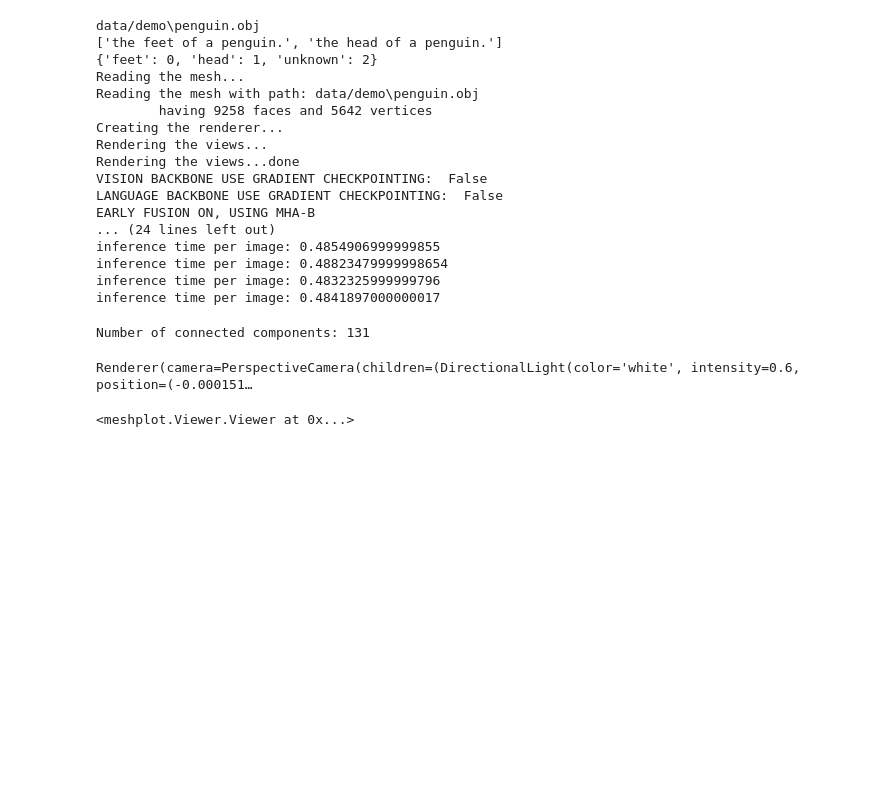
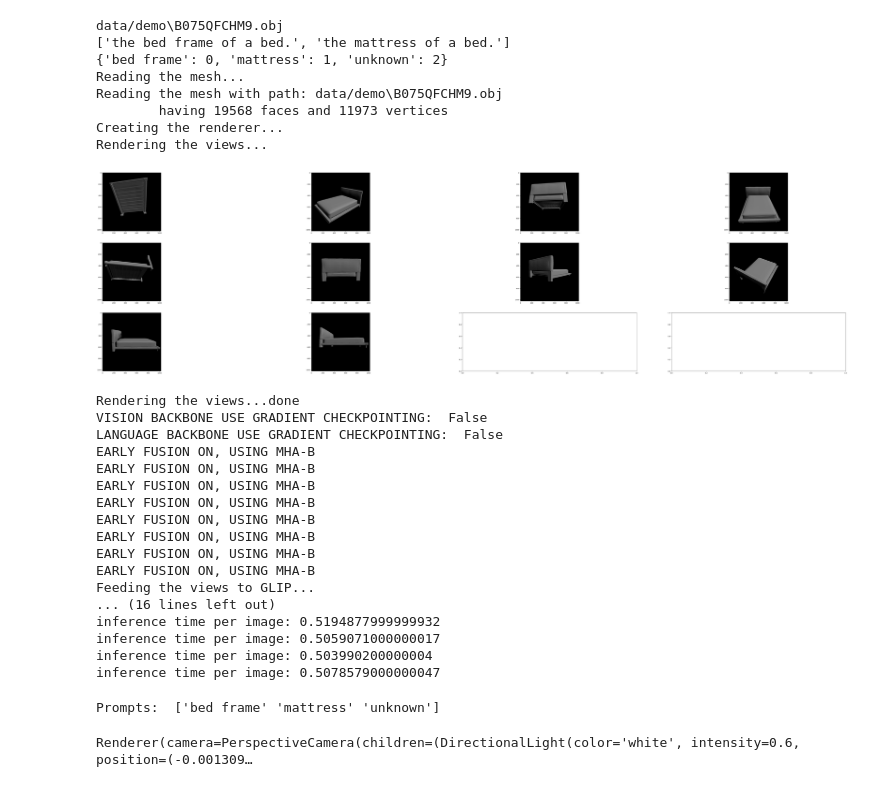
Before and after one commit to n-khalil/SATR-tests, a Jupyter notebook: test_SATR.ipynb, the cells around one changed output. Drawn from its saved outputs; the diff is of its cells as text; code cells hidden in the pictures; blank space fills up the shorter version.

```diff
--- a/test_SATR.ipynb
+++ b/test_SATR.ipynb
@@ -121,41 +130,44 @@ BoxList(num_boxes=5, image_width=1024, image_height=1024, mode=xyxy)
 # %%
 segment(
-    'configs/demo/penguin.yaml',
-    'penguin.obj',
-    'outputs/demo/penguin/'
+    'configs/demo/B075QFCHM9.yaml',
+    'B075QFCHM9.obj',
+    'outputs/demo/B075QFCHM9/'
     )
 # %% [output]
-data/demo\penguin.obj
-['the feet of a penguin.', 'the head of a penguin.']
-{'feet': 0, 'head': 1, 'unknown': 2}
+data/demo\B075QFCHM9.obj
+['the bed frame of a bed.', 'the mattress of a bed.']
+{'bed frame': 0, 'mattress': 1, 'unknown': 2}
 Reading the mesh...
-Reading the mesh with path: data/demo\penguin.obj
-        having 9258 faces and 5642 vertices
+Reading the mesh with path: data/demo\B075QFCHM9.obj
+        having 19568 faces and 11973 vertices
 Creating the renderer...
 Rendering the views...
-Rendering the views...done
-VISION BACKBONE USE GRADIENT CHECKPOINTING:  False
-LANGUAGE BACKBONE USE GRADIENT CHECKPOINTING:  False
-EARLY FUSION ON, USING MHA-B
-... (24 lines left out)
-inference time per image: 0.4854906999999855
-inference time per image: 0.48823479999998654
-inference time per image: 0.4832325999999796
-inference time per image: 0.4841897000000017
+[figure, added]
+Rendering the views...done
+VISION BACKBONE USE GRADIENT CHECKPOINTING:  False
+LANGUAGE BACKBONE USE GRADIENT CHECKPOINTING:  False
+EARLY FUSION ON, USING MHA-B
+EARLY FUSION ON, USING MHA-B
+EARLY FUSION ON, USING MHA-B
+EARLY FUSION ON, USING MHA-B
+EARLY FUSION ON, USING MHA-B
+EARLY FUSION ON, USING MHA-B
+EARLY FUSION ON, USING MHA-B
+EARLY FUSION ON, USING MHA-B
+Feeding the views to GLIP...
+... (16 lines left out)
+inference time per image: 0.5194877999999932
+inference time per image: 0.5059071000000017
+inference time per image: 0.503990200000004
+inference time per image: 0.5078579000000047
 # %%
 import json
-output_file = open('./outputs/demo/penguin/face_preds.json')
+output_file = open('./outputs/demo/B075QFCHM9/face_preds.json')
 output = np.array(json.load(output_file))
 colors = np.unique(output, return_inverse=True)[1]
 print('Prompts: ', np.unique(output))
 mp.plot(vertices, faces, colors)
 plt.show()
+# %% [output]
+Prompts:  ['bed frame' 'mattress' 'unknown']
+Renderer(camera=PerspectiveCamera(children=(DirectionalLight(color='white', intensity=0.6, position=(-0.001309…
-# %%
-adj = igl.adjacency_matrix(faces)
-cc = igl.connected_components(adj)
-print('Number of connected components:', cc[0])
-mp.plot(vertices, faces, cc[1])
-# %% [output]
-Number of connected components: 131
-Renderer(camera=PerspectiveCamera(children=(DirectionalLight(color='white', intensity=0.6, position=(-0.000151…
-<meshplot.Viewer.Viewer at 0x...>
```
Also changed, not shown: parts of 5 cells of this notebook, 3 other files.
